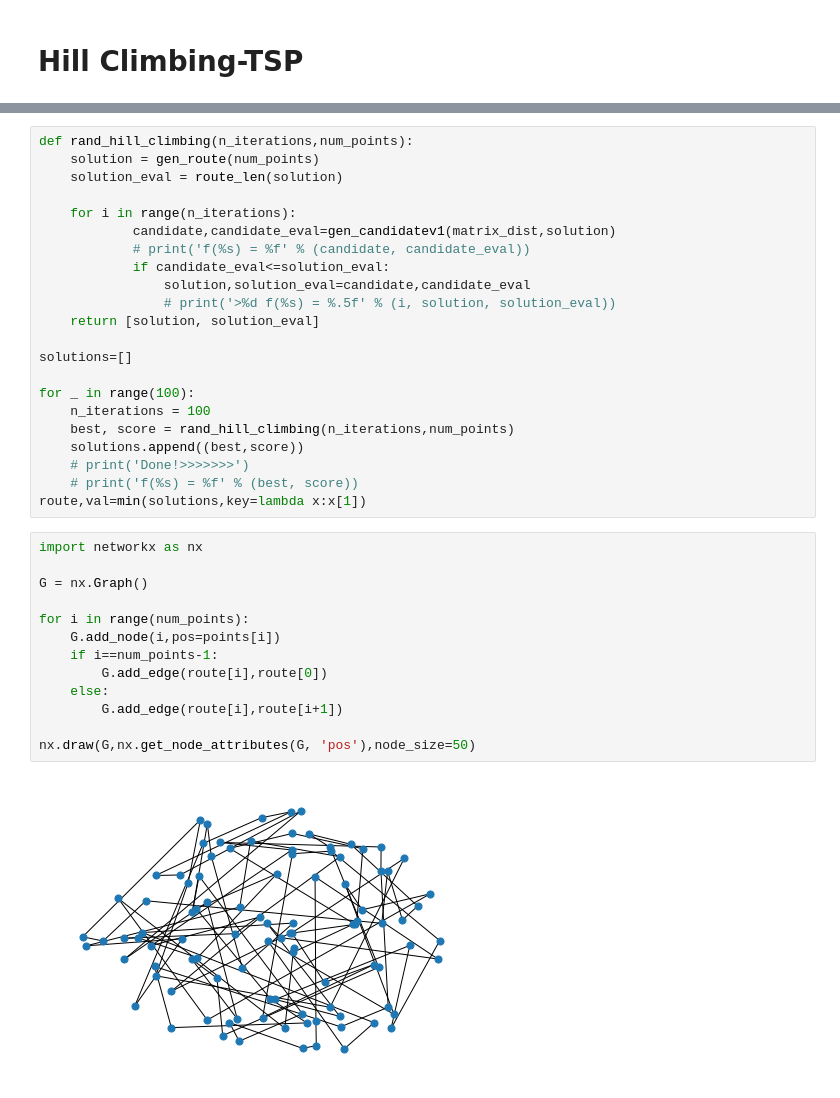
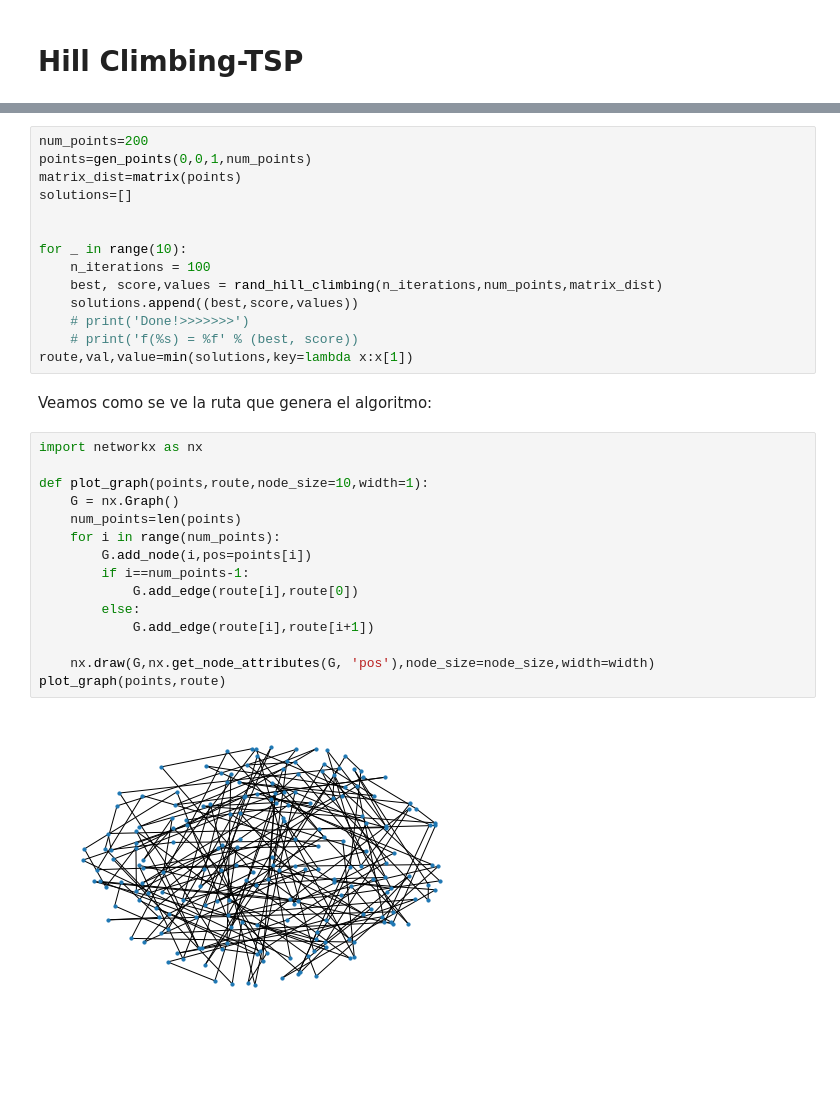
Before and after one commit to JuanDa14Sa/Artificial-Intelligence-Stuff, a Jupyter notebook: TSP_HillClimbing.ipynb, the cells around one changed output, grey strips where cells are left out. Cells and saved outputs as stored; diff of their text form; blank space fills up the shorter version.

```diff
--- a/TSP_HillClimbing.ipynb
+++ b/TSP_HillClimbing.ipynb
@@ -83,37 +72,33 @@ Guardamos todas las soluciones de cada reinicio en el arreglo solutions, finalme
 # %%
-def rand_hill_climbing(n_iterations,num_points):
-    solution = gen_route(num_points)
-    solution_eval = route_len(solution)
-
-    for i in range(n_iterations):
-            candidate,candidate_eval=gen_candidatev1(matrix_dist,solution)
-            # print('f(%s) = %f' % (candidate, candidate_eval))
-            if candidate_eval<=solution_eval:
-                solution,solution_eval=candidate,candidate_eval
-                # print('>%d f(%s) = %.5f' % (i, solution, solution_eval))
-    return [solution, solution_eval]
-
+num_points=200
+points=gen_points(0,0,1,num_points)
+matrix_dist=matrix(points)
 solutions=[]
 
-for _ in range(100):
+
+for _ in range(10):
     n_iterations = 100
-    best, score = rand_hill_climbing(n_iterations,num_points)
-    solutions.append((best,score))
+    best, score,values = rand_hill_climbing(n_iterations,num_points,matrix_dist)
+    solutions.append((best,score,values))
     # print('Done!>>>>>>>')
     # print('f(%s) = %f' % (best, score))
-route,val=min(solutions,key=lambda x:x[1])
+route,val,value=min(solutions,key=lambda x:x[1])
+# %% [markdown]
+Veamos como se ve la ruta que genera el algoritmo:
 # %%
 import networkx as nx
 
-G = nx.Graph()
+def plot_graph(points,route,node_size=10,width=1):
+    G = nx.Graph()
+    num_points=len(points)
+    for i in range(num_points):
+        G.add_node(i,pos=points[i])
+        if i==num_points-1:
+            G.add_edge(route[i],route[0])
+        else:
+            G.add_edge(route[i],route[i+1])
 
-for i in range(num_points):
-    G.add_node(i,pos=points[i])
-    if i==num_points-1:
-        G.add_edge(route[i],route[0])
-    else:
-        G.add_edge(route[i],route[i+1])
-
-nx.draw(G,nx.get_node_attributes(G, 'pos'),node_size=50)
+    nx.draw(G,nx.get_node_attributes(G, 'pos'),node_size=node_size,width=width)
+plot_graph(points,route)
 # %% [output]
-[figure, old version]
+[figure, new version]
```
Also changed, not shown: parts of 17 cells of this notebook.
